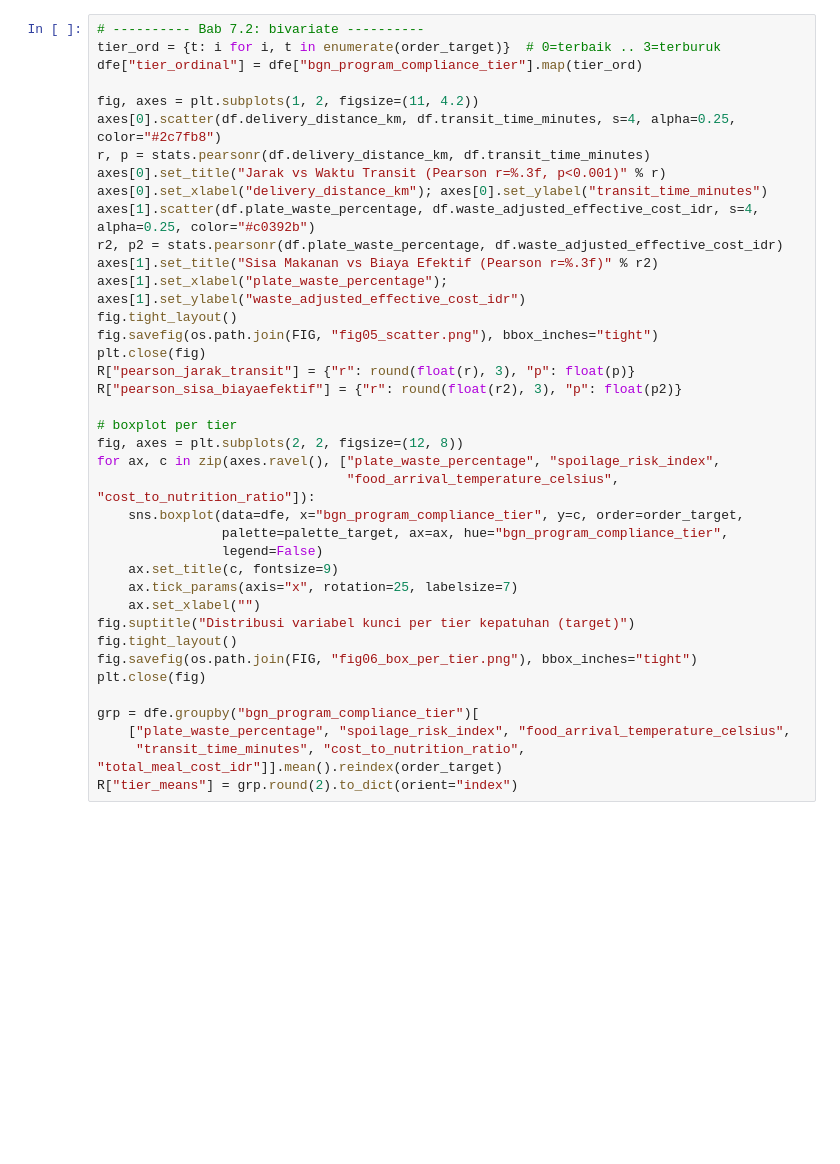
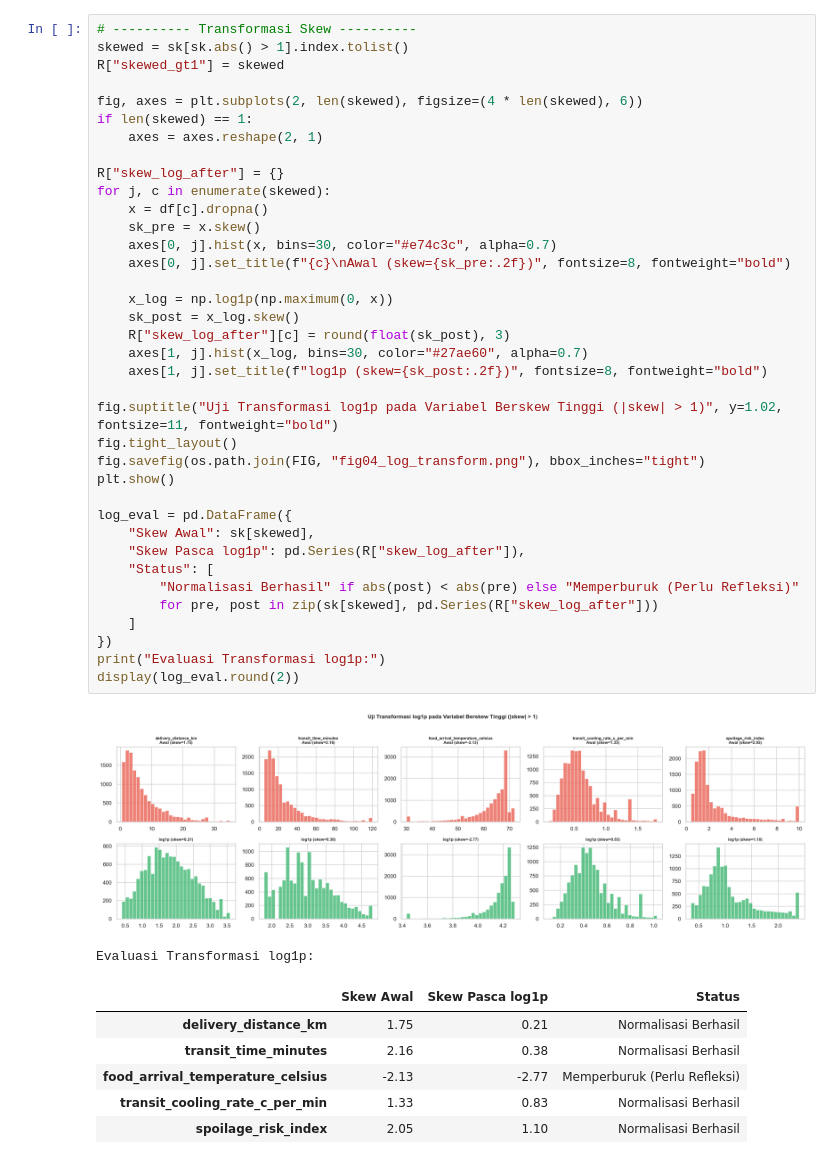
Before and after one commit to cupiz/datascience-mbg-eda, a Jupyter notebook: eda_notebook.ipynb, the cells around one changed output. Drawn from its saved outputs; the diff is of its cells as text; blank space fills up the shorter version.

```diff
--- a/eda_notebook.ipynb
+++ b/eda_notebook.ipynb
@@ -190,40 +284,47 @@ Dua scatter plot kunci (`fig05_scatter.png`): jarak vs waktu transit (Pearson r
 # %%
-# ---------- Bab 7.2: bivariate ----------
-tier_ord = {t: i for i, t in enumerate(order_target)}  # 0=terbaik .. 3=terburuk
-dfe["tier_ordinal"] = dfe["bgn_program_compliance_tier"].map(tier_ord)
+# ---------- Transformasi Skew ----------
+skewed = sk[sk.abs() > 1].index.tolist()
+R["skewed_gt1"] = skewed
 
-fig, axes = plt.subplots(1, 2, figsize=(11, 4.2))
-axes[0].scatter(df.delivery_distance_km, df.transit_time_minutes, s=4, alpha=0.25, color="#2c7fb8")
-r, p = stats.pearsonr(df.delivery_distance_km, df.transit_time_minutes)
-axes[0].set_title("Jarak vs Waktu Transit (Pearson r=%.3f, p<0.001)" % r)
-axes[0].set_xlabel("delivery_distance_km"); axes[0].set_ylabel("transit_time_minutes")
-axes[1].scatter(df.plate_waste_percentage, df.waste_adjusted_effective_cost_idr, s=4, alpha=0.25, color="#c0392b")
-r2, p2 = stats.pearsonr(df.plate_waste_percentage, df.waste_adjusted_effective_cost_idr)
-axes[1].set_title("Sisa Makanan vs Biaya Efektif (Pearson r=%.3f)" % r2)
-axes[1].set_xlabel("plate_waste_percentage"); axes[1].set_ylabel("waste_adjusted_effective_cost_idr")
+fig, axes = plt.subplots(2, len(skewed), figsize=(4 * len(skewed), 6))
+if len(skewed) == 1:
+    axes = axes.reshape(2, 1)
+
+R["skew_log_after"] = {}
+for j, c in enumerate(skewed):
+    x = df[c].dropna()
+    sk_pre = x.skew()
+    axes[0, j].hist(x, bins=30, color="#e74c3c", alpha=0.7)
+    axes[0, j].set_title(f"{c}\nAwal (skew={sk_pre:.2f})", fontsize=8, fontweight="bold")
+
+    x_log = np.log1p(np.maximum(0, x))
+    sk_post = x_log.skew()
+    R["skew_log_after"][c] = round(float(sk_post), 3)
+    axes[1, j].hist(x_log, bins=30, color="#27ae60", alpha=0.7)
+    axes[1, j].set_title(f"log1p (skew={sk_post:.2f})", fontsize=8, fontweight="bold")
+
+fig.suptitle("Uji Transformasi log1p pada Variabel Berskew Tinggi (|skew| > 1)", y=1.02, fontsize=11, fontweight="bold")
 fig.tight_layout()
-fig.savefig(os.path.join(FIG, "fig05_scatter.png"), bbox_inches="tight")
-plt.close(fig)
-R["pearson_jarak_transit"] = {"r": round(float(r), 3), "p": float(p)}
-R["pearson_sisa_biayaefektif"] = {"r": round(float(r2), 3), "p": float(p2)}
+fig.savefig(os.path.join(FIG, "fig04_log_transform.png"), bbox_inches="tight")
+plt.show()
 
-# boxplot per tier
-fig, axes = plt.subplots(2, 2, figsize=(12, 8))
-for ax, c in zip(axes.ravel(), ["plate_waste_percentage", "spoilage_risk_index",
-                                "food_arrival_temperature_celsius", "cost_to_nutrition_ratio"]):
-    sns.boxplot(data=dfe, x="bgn_program_compliance_tier", y=c, order=order_target,
-                palette=palette_target, ax=ax, hue="bgn_program_compliance_tier",
-                legend=False)
-    ax.set_title(c, fontsize=9)
-    ax.tick_params(axis="x", rotation=25, labelsize=7)
-    ax.set_xlabel("")
-fig.suptitle("Distribusi variabel kunci per tier kepatuhan (target)")
-fig.tight_layout()
-fig.savefig(os.path.join(FIG, "fig06_box_per_tier.png"), bbox_inches="tight")
-plt.close(fig)
-
-grp = dfe.groupby("bgn_program_compliance_tier")[
-    ["plate_waste_percentage", "spoilage_risk_index", "food_arrival_temperature_celsius",
-     "transit_time_minutes", "cost_to_nutrition_ratio", "total_meal_cost_idr"]].mean().reindex(order_target)
-R["tier_means"] = grp.round(2).to_dict(orient="index")
+log_eval = pd.DataFrame({
+    "Skew Awal": sk[skewed],
+    "Skew Pasca log1p": pd.Series(R["skew_log_after"]),
+    "Status": [
+        "Normalisasi Berhasil" if abs(post) < abs(pre) else "Memperburuk (Perlu Refleksi)"
+        for pre, post in zip(sk[skewed], pd.Series(R["skew_log_after"]))
+    ]
+})
+print("Evaluasi Transformasi log1p:")
+display(log_eval.round(2))
+# %% [output]
+[figure, added]
+Evaluasi Transformasi log1p:
+|  | Skew Awal | Skew Pasca log1p | Status |
+| delivery_distance_km | 1.75 | 0.21 | Normalisasi Berhasil |
+| transit_time_minutes | 2.16 | 0.38 | Normalisasi Berhasil |
+| food_arrival_temperature_celsius | -2.13 | -2.77 | Memperburuk (Perlu Refleksi) |
+| transit_cooling_rate_c_per_min | 1.33 | 0.83 | Normalisasi Berhasil |
+| spoilage_risk_index | 2.05 | 1.10 | Normalisasi Berhasil |
 # %% [markdown]
```
Also changed, not shown: parts of 52 cells of this notebook, 12 other files.
